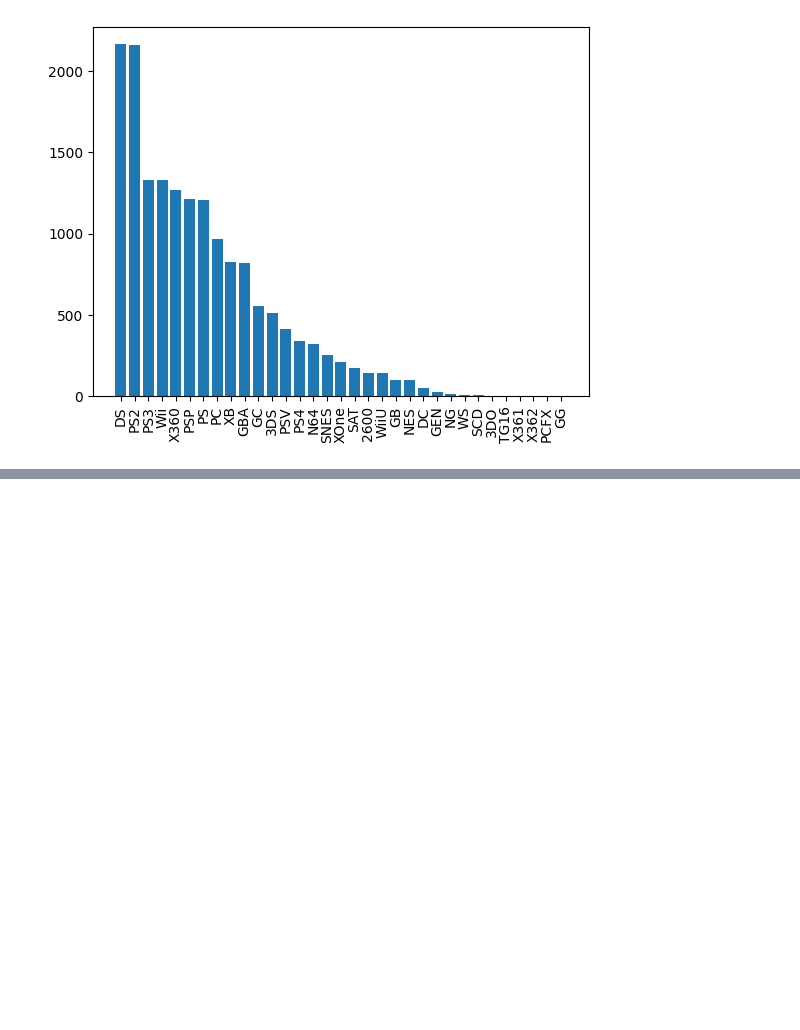
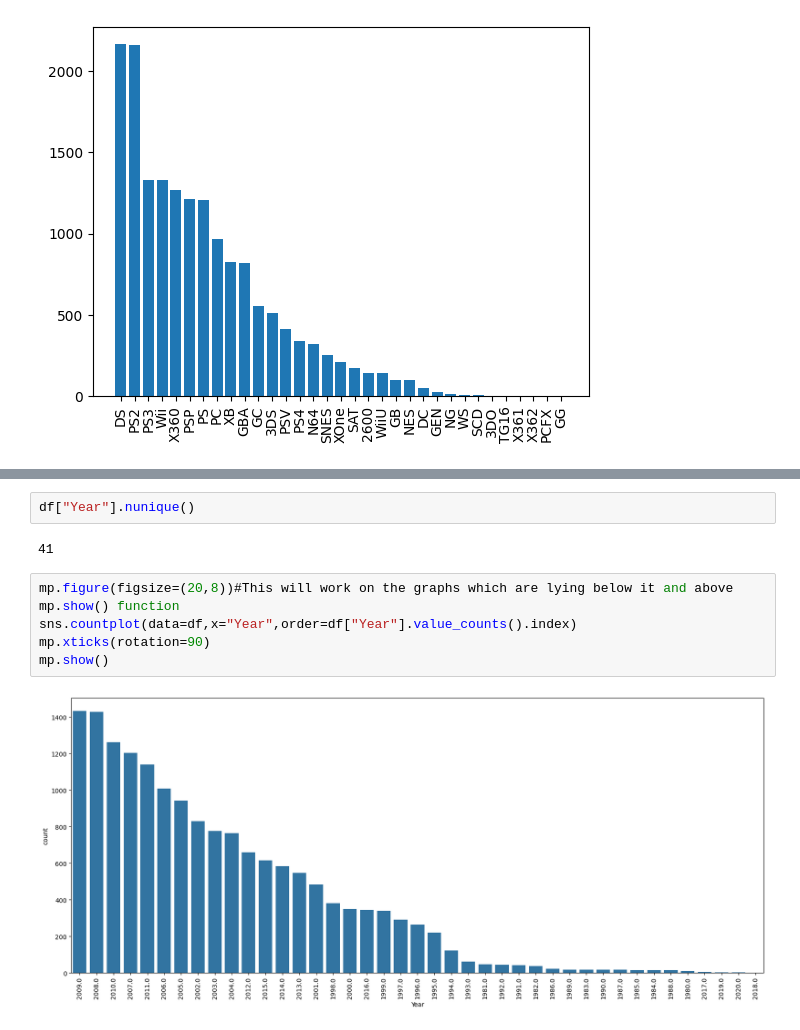
Before and after one commit to AbhinavGangwar12/Pandas, a Jupyter notebook: matplotlib_one.ipynb, the cells around one changed output, grey strips where cells are left out. Saved outputs shown, nothing was run; the diff lists cells and outputs as text; blank space fills up the shorter version.

```diff
--- a/matplotlib_one.ipynb
+++ b/matplotlib_one.ipynb
@@ -142,0 +174,11 @@ mp.show()#will show the final plot after doing all the customisations above it a
+# %%
+df["Year"].nunique()
+# %% [output]
+41
+# %%
+mp.figure(figsize=(20,8))#This will work on the graphs which are lying below it and above mp.show() function
+sns.countplot(data=df,x="Year",order=df["Year"].value_counts().index)
+mp.xticks(rotation=90)
+mp.show()
+# %% [output]
+[figure, added]
```
Also changed, not shown: parts of 16 cells of this notebook.
